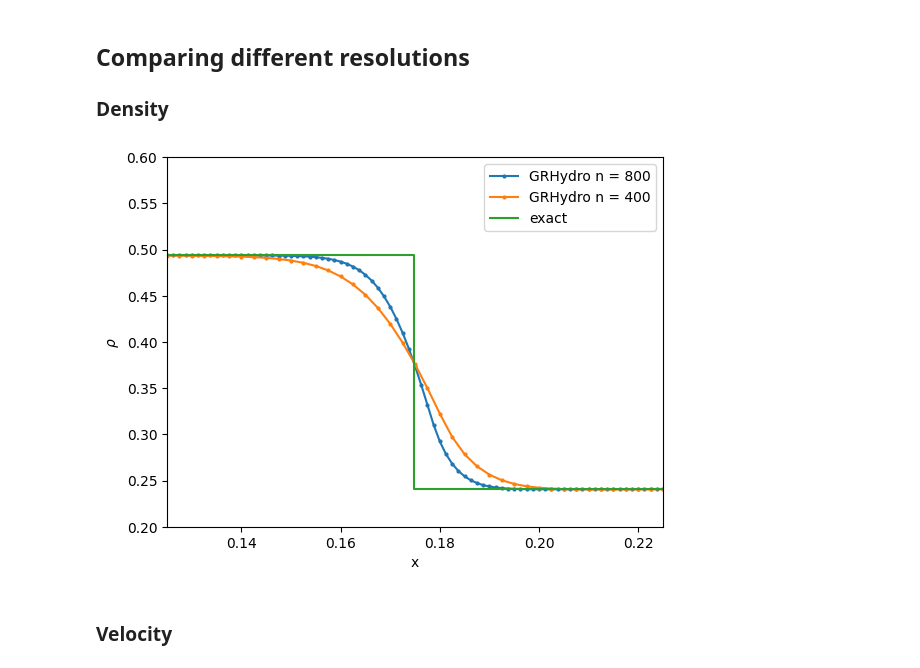
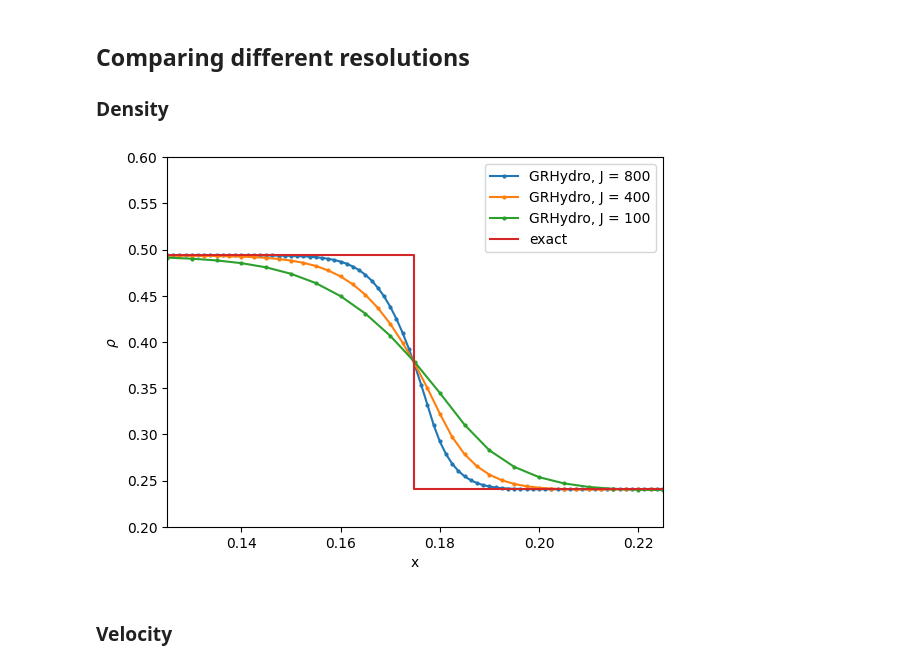
Before and after one commit to lisam10/numerical_relativity_2025, a Jupyter notebook: Einstein_Toolkit_Tutorials/ETK_1D_plots.ipynb, the cells around one changed output. Saved outputs shown, nothing was run; the diff lists cells and outputs as text; code cells hidden in the pictures.

```diff
--- a/Einstein_Toolkit_Tutorials/ETK_1D_plots.ipynb
+++ b/Einstein_Toolkit_Tutorials/ETK_1D_plots.ipynb
@@ -41,6 +43,7 @@ plt.show()
 # %%
 gf= SimDir("/home/lisa/simulations/Sod400/").gf
 gf_800 = SimDir("/home/lisa/simulations/Sod800/").gf
+gf_200 = SimDir("/home/lisa/simulations/Sod200/").gf
 print(gf_800)
 # %% [output]
 Available grid data of dimension 1D (x):
@@ -70,6 +73,7 @@ Available grid data of dimension 1D (x):
 # %%
 rho=vars1d.fields.rho
 rho_800 = vars1d_800.fields.rho
+rho_200 = gf_200.x.fields.rho
 
 vx = vars1d.fields.vel[0]
 vx_800 = vars1d_800.fields.vel[0]
@@ -163,17 +193,19 @@ plt.show()
 ## Comparing different resolutions
 ### Density
 # %%
-plt.plot(rho_800[400][0][0].coordinates()[0].data, rho_800[400][0][0].data, label="GRHydro n = 800", marker='o', markersize = 2)
-plt.plot(rho[200][0][0].coordinates()[0].data, rho[200][0][0].data, label="GRHydro n = 400", marker='o', markersize = 2)
+plt.plot(rho_800[400][0][0].coordinates()[0].data, rho_800[400][0][0].data, label="GRHydro, J = 800", marker='o', markersize = 2)
+plt.plot(rho[200][0][0].coordinates()[0].data, rho[200][0][0].data, label="GRHydro, J = 400", marker='o', markersize = 2)
+plt.plot(rho_200[100][0][0].coordinates()[0].data, rho_200[100][0][0].data, label="GRHydro, J = 100", marker='o', markersize = 2)
 plt.plot(x_exact, rho_exact, label="exact")
 plt.xlabel('x')
 plt.ylabel(r'$\rho$')
 plt.xlim(0.125, 0.225)
 plt.ylim(0.2, 0.6)
 plt.legend()
+plt.savefig("Sod_plots/res_plot.png", dpi = 200)
 plt.show()
 # %% [output]
-[figure, old version]
+[figure, new version]
 # %% [markdown]
 ### Velocity
 # %%
```
Also changed, not shown: parts of 6 cells of this notebook, 1 other file.
